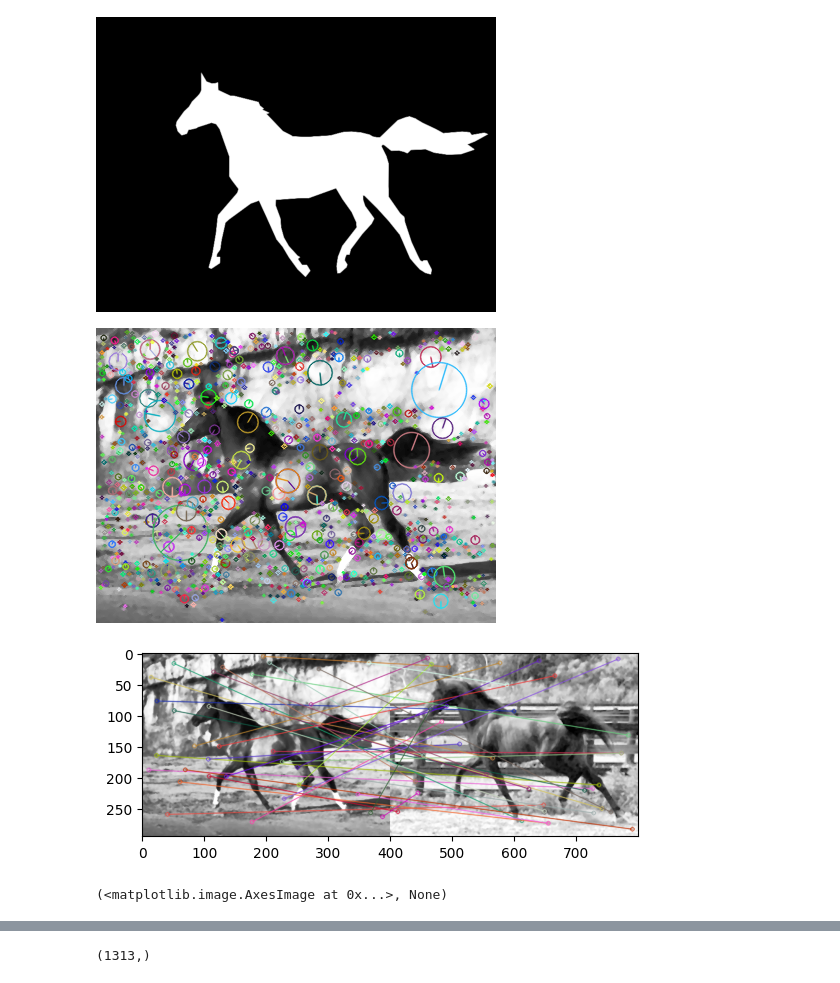
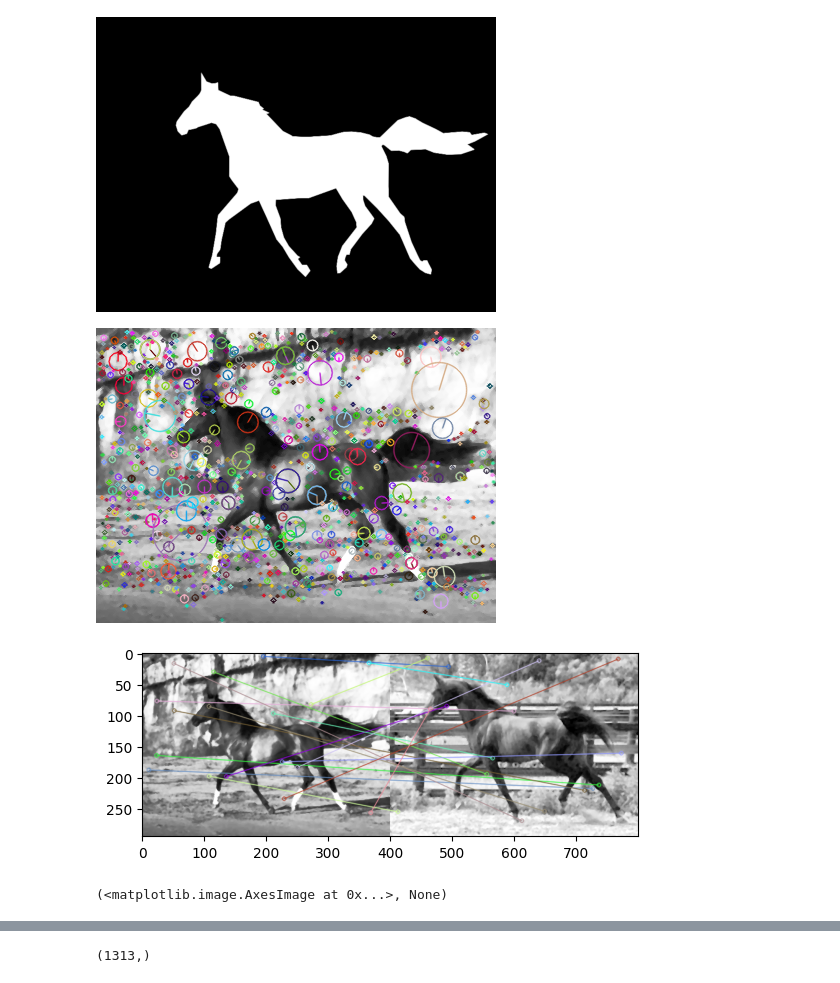
Before and after one commit to lesi-nedo/ISPR_assignments, a Jupyter notebook: Assignment_6_o_nedobiychuk.ipynb, the cells around one changed output, grey strips where cells are left out. Drawn from its saved outputs; the diff is of its cells as text; code cells hidden in the pictures.

```diff
--- a/Assignment_6_o_nedobiychuk.ipynb
+++ b/Assignment_6_o_nedobiychuk.ipynb
@@ -37,12 +37,12 @@ invGamma = 1.0 / gamma
 for ind,(filename,image) in enumerate(uploaded.items()):
   resized = cv2.resize(image, default_shape, interpolation=cv2.INTER_LANCZOS4) # all images are resized
 
-  eq_img = cv2.equalizeHist(resized) # to improve contrast, I've done the histogram equalization
-  mdb_img = cv2.medianBlur(eq_img, 3) # to reduce noise, I've blured the image
-  table = np.array([((i / 255.0) ** invGamma) * 255 for i in np.arange(0,256)]).astype("uint8")
-  gcor_img = cv2.LUT(mdb_img, table) #Computes the gamma correction of the image with the table
-  all_images[ind] = gcor_img
-  uploaded[filename] = gcor_img
+  # eq_img = cv2.equalizeHist(resized) # to improve contrast, I've done the histogram equalization
+  # mdb_img = cv2.medianBlur(eq_img, 3) # to reduce noise, I've blured the image
+  # table = np.array([((i / 255.0) ** invGamma) * 255 for i in np.arange(0,256)]).astype("uint8")
+  # gcor_img = cv2.LUT(mdb_img, table) #Computes the gamma correction of the image with the table
+  all_images[ind] = resized #gcor_img
+  uploaded[filename] = resized
 
 
 cv2_imshow(all_images[0])
@@ -78,26 +78,29 @@ for gray in all_images:
 img_with_keypoints = cv2.drawKeypoints(all_images[0], all_kps[0], None, flags=cv2.DRAW_MATCHES_FLAGS_DRAW_RICH_KEYPOINTS)
 cv2_imshow(img_with_keypoints)
 # %% [output]
-[figure, old version]
+[figure, new version]
 # %%
 import matplotlib.pyplot as plt
 
 bf = cv2.BFMatcher()
 
 matches = bf.knnMatch(all_descriptors[0], all_descriptors[last], k=2)
 
 
-good_matches = [[0,0] for i in range(len(matches))]
 
-for i,(m,n) in enumerate(matches):
-    if m.distance < 0.8*n.distance:
-        good_matches[i]=[1,0]
+# Apply ratio test
+good = []
+for m,n in matches:
+    if m.distance < 0.78*n.distance:
+        good.append([m])
 
-
-img3 = cv2.drawMatchesKnn(all_images[0], all_kps[0], all_images[last], kp, matches, None, matchesMask=good_matches, flags=cv2.DrawMatchesFlags_NOT_DRAW_SINGLE_POINTS)
+# cv.drawMatchesKnn expects list of lists as matches.
+img3 = cv2.drawMatchesKnn(all_images[0],all_kps[0],
+                         all_images[last],all_kps[last],good,None,
+                         flags=cv2.DrawMatchesFlags_NOT_DRAW_SINGLE_POINTS)
 plt.imshow(img3),plt.show()
 # %% [output]
-[figure, old version]
+[figure, new version]
 (<matplotlib.image.AxesImage at 0x...>, None)
 # %%
 all_descriptors_masks = []
```
Also changed, not shown: parts of 8 cells of this notebook.
